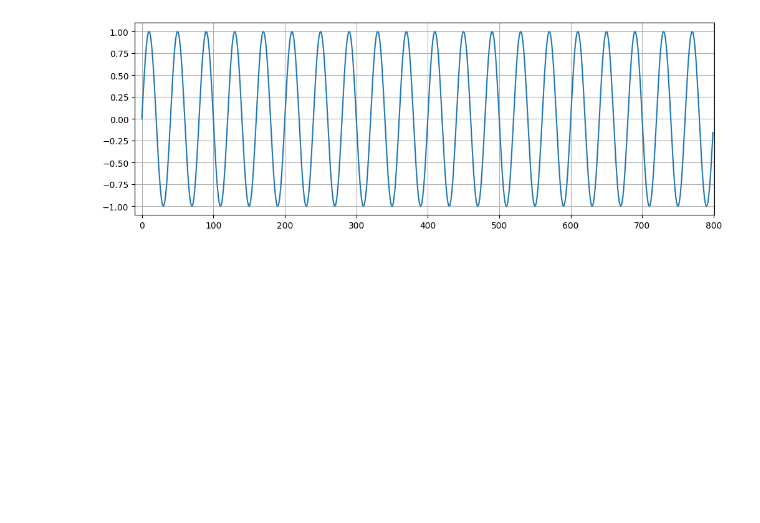
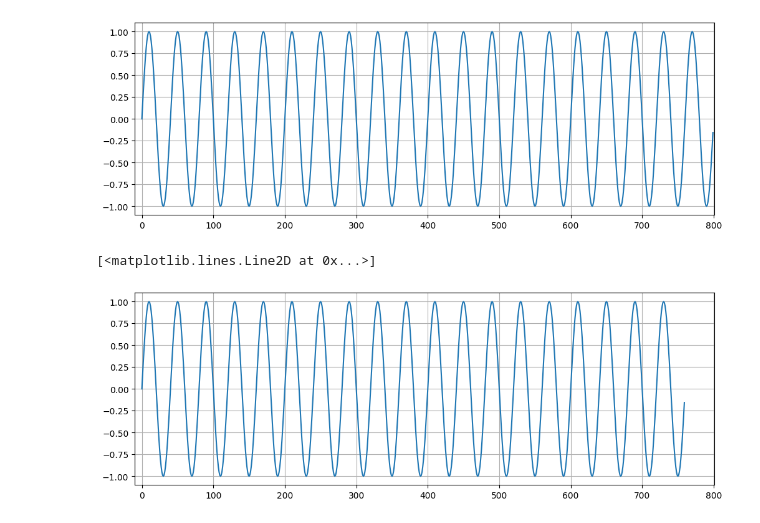
Before and after one commit to jonhealy1/ai-engineering, a Jupyter notebook: pytorch-for-deep-learning/81-rnn_create_batches.ipynb, the cells around one changed output. Cells and saved outputs as stored; diff of their text form; code cells hidden in the pictures; blank space fills up the shorter version.

Commit message:
plot

```diff
--- a/pytorch-for-deep-learning/81-rnn_create_batches.ipynb
+++ b/pytorch-for-deep-learning/81-rnn_create_batches.ipynb
@@ -17,3 +17,15 @@ plt.plot(y.numpy())
 # %% [output]
 [<matplotlib.lines.Line2D at 0x...>]
 [figure]
+# %%
+test_size = 40
+train_set = y[:-test_size]
+test_set = y[-test_size:]
+# %%
+plt.figure(figsize=(12,4))
+plt.xlim(-10,801)
+plt.grid(True)
+plt.plot(train_set.numpy())
+# %% [output]
+[<matplotlib.lines.Line2D at 0x...>]
+[figure, added]
```
